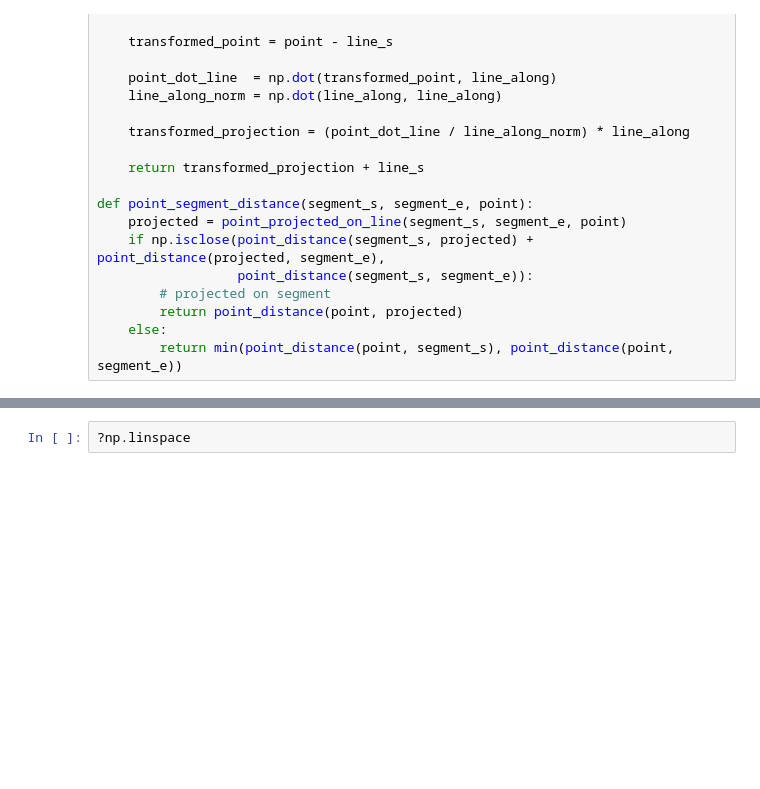
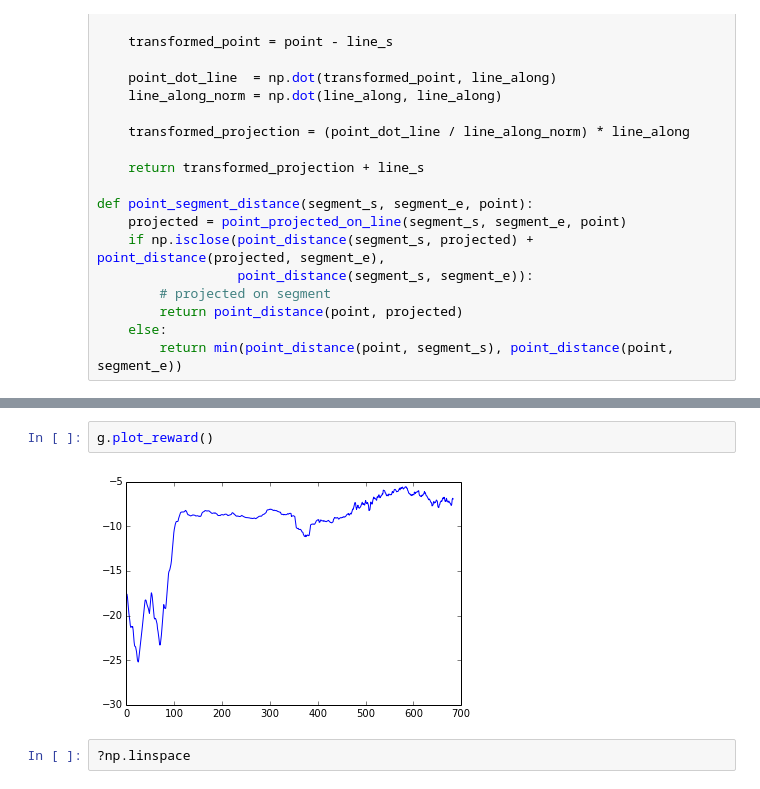
Before and after one commit to siemanko/tensorflow-deepq, a Jupyter notebook: demo.ipynb, the cells around one changed output, grey strips where cells are left out. Saved outputs shown, nothing was run; the diff lists cells and outputs as text; blank space fills up the shorter version.

```diff
--- a/demo.ipynb
+++ b/demo.ipynb
@@ -344,3 +518,7 @@ avg_render_time
+# %%
+g.plot_reward()
+# %% [output]
+[figure, added]
 # %%
 ?np.linspace
 # %%
```
Also changed, not shown: parts of 22 cells of this notebook.
